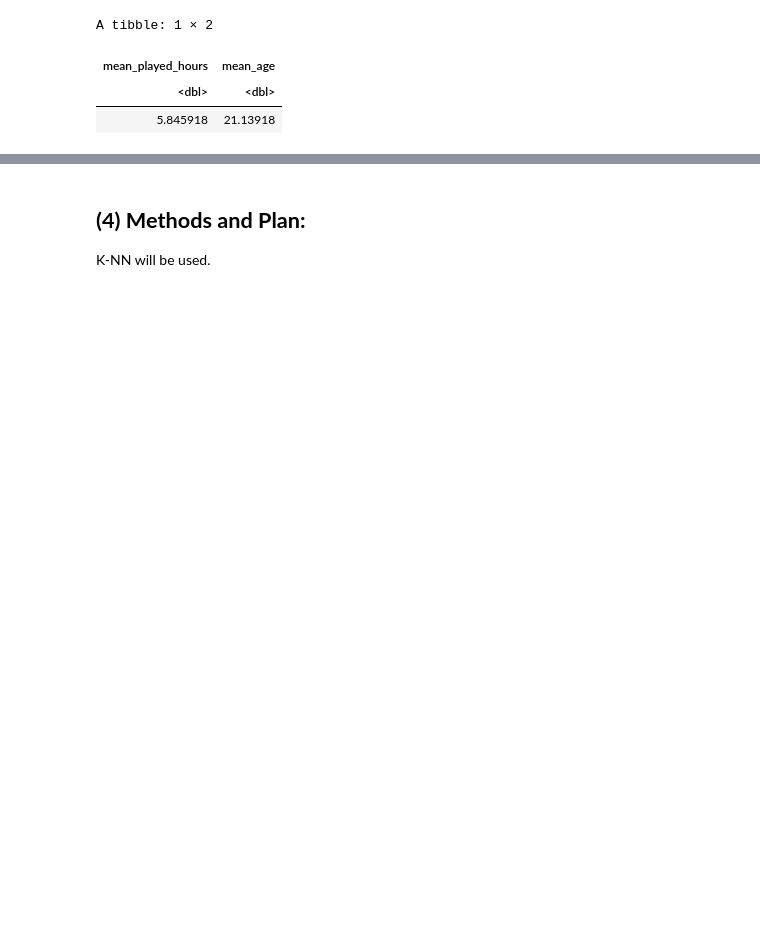
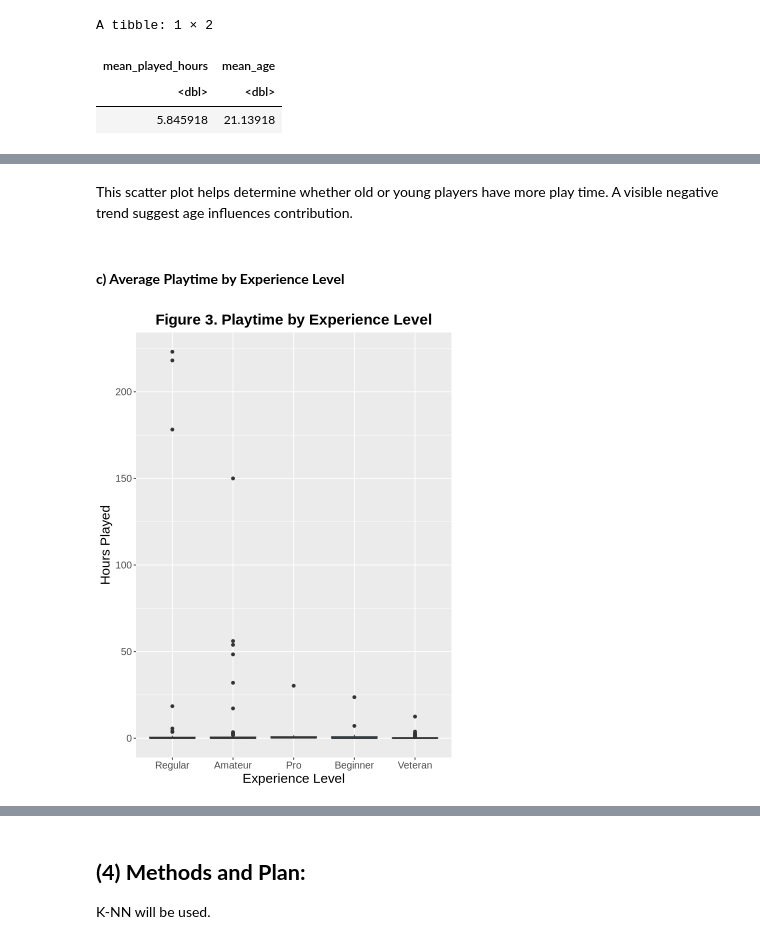
Before and after one commit to never-knowing/dsci100_project, a Jupyter notebook: DSCI100_Project_Notebook.ipynb, the cells around one changed output, grey strips where cells are left out. Drawn from its saved outputs; the diff is of its cells as text; code cells hidden in the pictures; blank space fills up the shorter version.

```diff
--- a/DSCI100_Project_Notebook.ipynb
+++ b/DSCI100_Project_Notebook.ipynb
@@ -235,0 +253,17 @@ A tibble: 5 × 2
+# %% [markdown]
+This scatter plot helps determine whether old or young players have more play time. A visible negative trend suggest age influences contribution.
+# %% [markdown]
+#### **c) Average Playtime by Experience Level**
+# %%
+options(repr.plot.height = 8, repr.plot.width = 6)
+fig_3 <- ggplot(players_wrangled_data, aes(x = experience, y = played_hours, fill = experience)) +
+    geom_boxplot() +
+    labs(title = "Figure 3. Playtime by Experience Level",
+        x = "Experience Level",
+        y = "Hours Played") +
+    theme(plot.title = element_text(size = 18, face="bold", hjust = 0.5), axis.title = element_text(size = 16), axis.text = element_text(size = 12)) +
+    theme(legend.position = "none")
+
+fig_3
+# %% [output]
+[figure, added]
```
Also changed, not shown: parts of 27 cells of this notebook.
